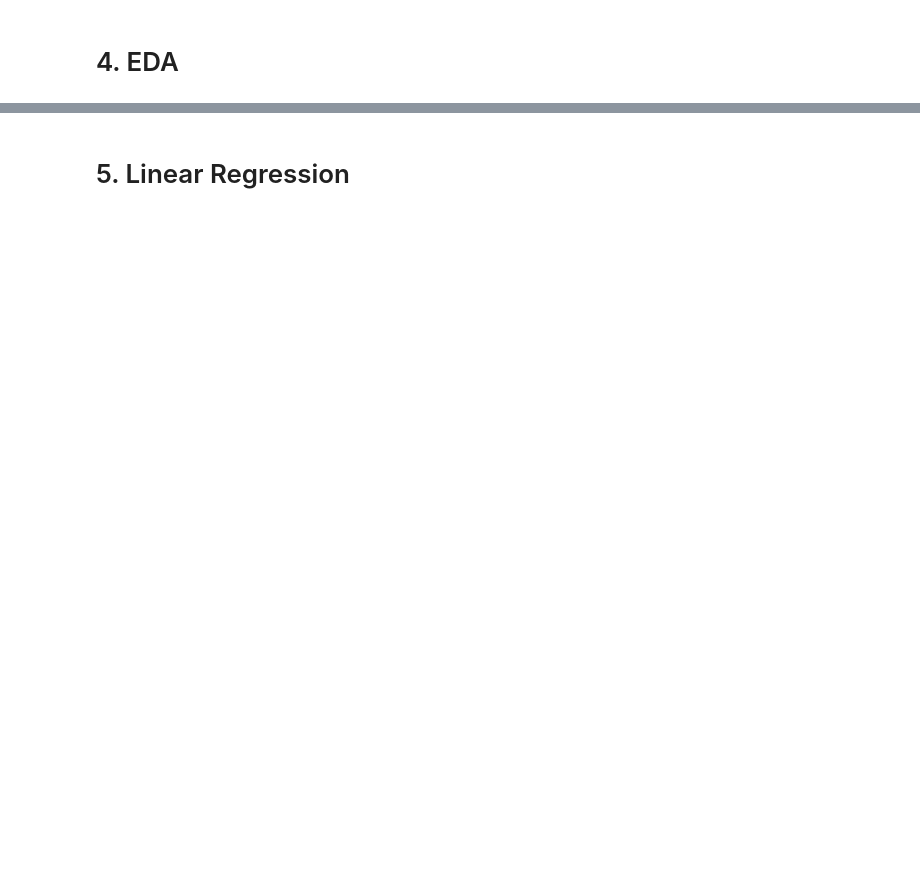
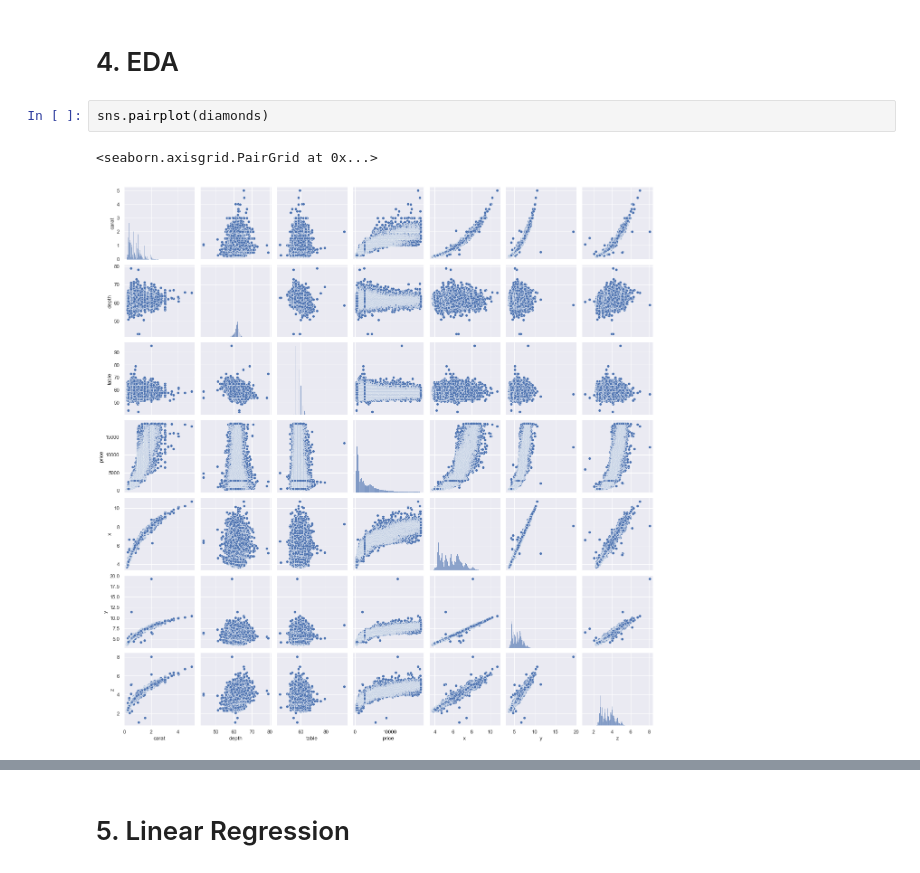
Before and after one commit to MatheusReali/project003_open-DiamondPricePrediction, a Jupyter notebook: 3.-Linear Regression.ipynb, the cells around one changed output, grey strips where cells are left out. Saved outputs shown, nothing was run; the diff lists cells and outputs as text; blank space fills up the shorter version.

```diff
--- a/3.-Linear Regression.ipynb
+++ b/3.-Linear Regression.ipynb
@@ -297,3 +298,8 @@ diamonds.describe().T
 # %% [markdown]
 # 4. EDA
+# %%
+sns.pairplot(diamonds)
+# %% [output]
+<seaborn.axisgrid.PairGrid at 0x...>
+[figure, added]
 # %%
```
Also changed, not shown: parts of 35 cells of this notebook.
